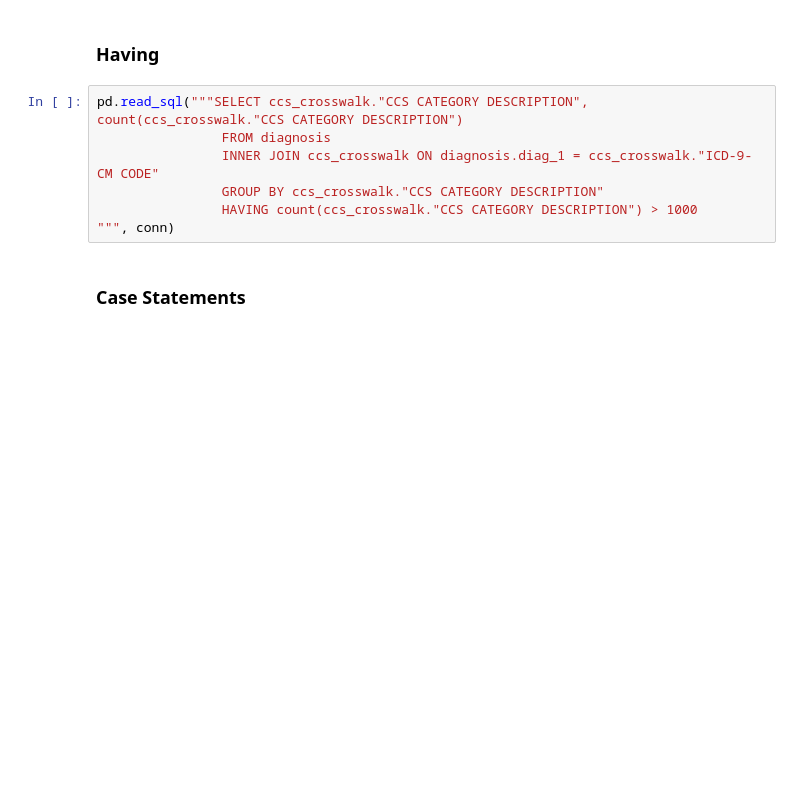
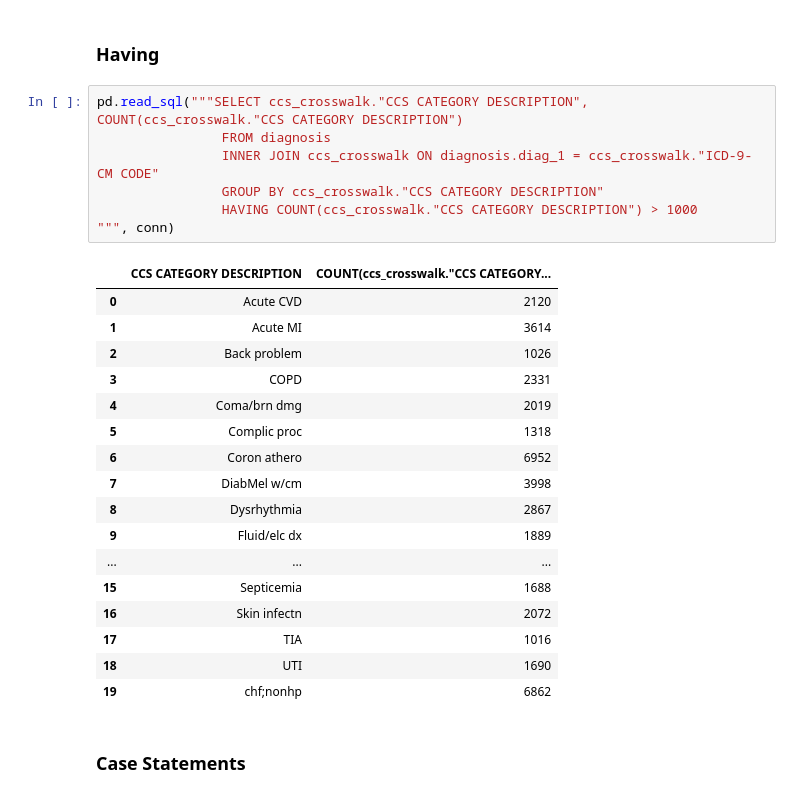
Before and after one commit to dsahduke/sql_and_rdbms, a Jupyter notebook: sql+rmdbs.ipynb, the cells around one changed output. Saved outputs shown, nothing was run; the diff lists cells and outputs as text; blank space fills up the shorter version.

```diff
--- a/sql+rmdbs.ipynb
+++ b/sql+rmdbs.ipynb
@@ -229,12 +536,30 @@ pd.read_sql("""SELECT ccs_crosswalk."CCS CATEGORY DESCRIPTION", count(ccs_crossw
 # %% [markdown]
 ### Having
 # %%
-pd.read_sql("""SELECT ccs_crosswalk."CCS CATEGORY DESCRIPTION", count(ccs_crosswalk."CCS CATEGORY DESCRIPTION")
+pd.read_sql("""SELECT ccs_crosswalk."CCS CATEGORY DESCRIPTION", COUNT(ccs_crosswalk."CCS CATEGORY DESCRIPTION")
                 FROM diagnosis
                 INNER JOIN ccs_crosswalk ON diagnosis.diag_1 = ccs_crosswalk."ICD-9-CM CODE"
                 GROUP BY ccs_crosswalk."CCS CATEGORY DESCRIPTION"
-                HAVING count(ccs_crosswalk."CCS CATEGORY DESCRIPTION") > 1000
+                HAVING COUNT(ccs_crosswalk."CCS CATEGORY DESCRIPTION") > 1000
 """, conn)
+# %% [output]
+|  | CCS CATEGORY DESCRIPTION | COUNT(ccs_crosswalk."CCS CATEGORY... |
+| 0 | Acute CVD | 2120 |
+| 1 | Acute MI | 3614 |
+| 2 | Back problem | 1026 |
+| 3 | COPD | 2331 |
+| 4 | Coma/brn dmg | 2019 |
+| 5 | Complic proc | 1318 |
+| 6 | Coron athero | 6952 |
+| 7 | DiabMel w/cm | 3998 |
+| 8 | Dysrhythmia | 2867 |
+| 9 | Fluid/elc dx | 1889 |
+| ... | ... | ... |
+| 15 | Septicemia | 1688 |
+| 16 | Skin infectn | 2072 |
+| 17 | TIA | 1016 |
+| 18 | UTI | 1690 |
+| 19 | chf;nonhp | 6862 |
 # %% [markdown]
 ### Case Statements
 # %%
```
Also changed, not shown: parts of 36 cells of this notebook.
